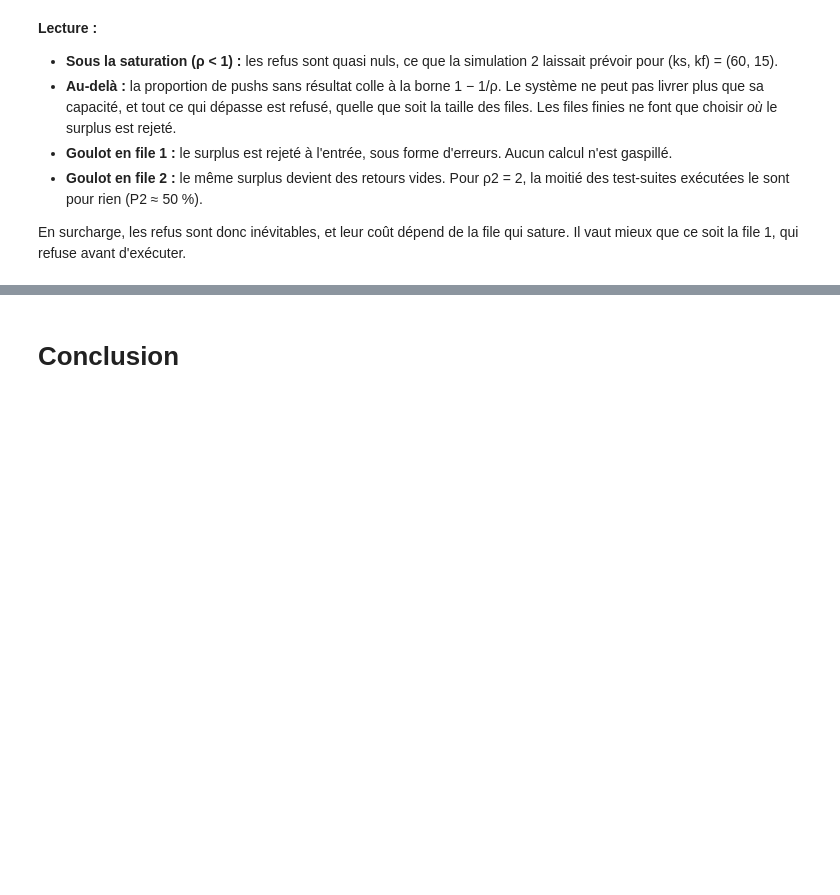
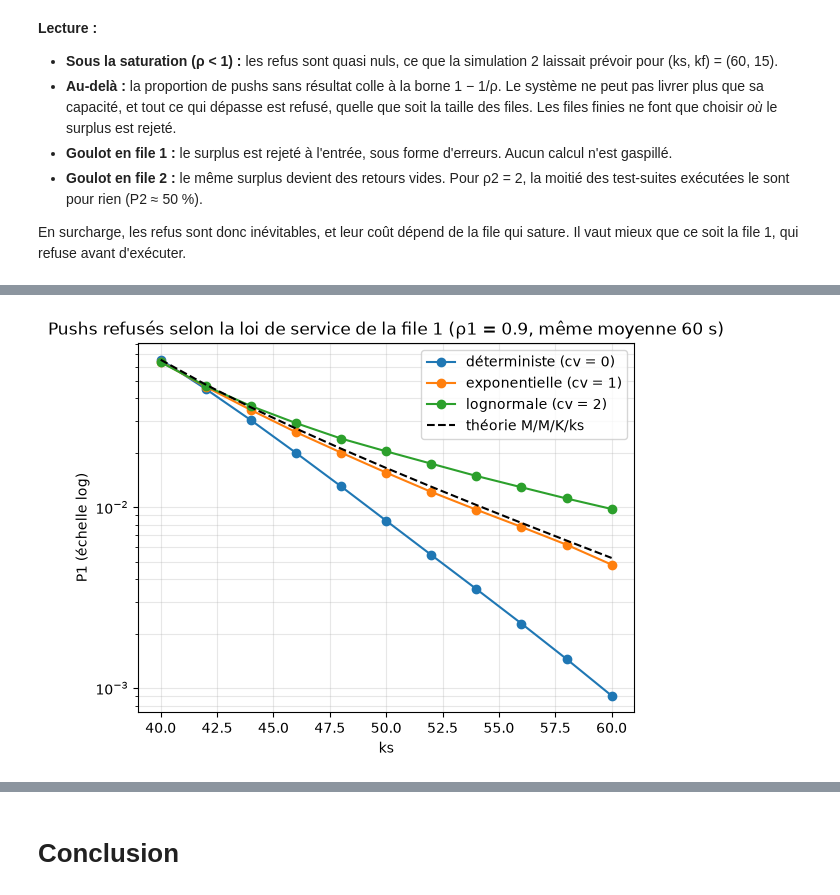
Before and after one commit to marc78s/ERO2, a Jupyter notebook: notebooks/WaterfallNotebook2.ipynb, the cells around one changed output, grey strips where cells are left out. Cells and saved outputs as stored; diff of their text form; code cells hidden in the pictures; blank space fills up the shorter version.

```diff
--- a/notebooks/WaterfallNotebook2.ipynb
+++ b/notebooks/WaterfallNotebook2.ipynb
@@ -283,0 +331,37 @@ En surcharge, les refus sont donc inévitables, et leur coût dépend de la file
+# %%
+def lognormal(cv):
+    """Loi lognormale de moyenne donnée et de coefficient de variation cv."""
+    s2 = np.log(1 + cv ** 2)
+    return lambda gen, mean, n: gen.lognormal(np.log(mean) - s2 / 2, np.sqrt(s2), n)
+
+laws = [
+    ('déterministe (cv = 0)',    lambda gen, mean, n: np.full(n, mean)),
+    ('exponentielle (cv = 1)',   None),
+    ('lognormale (cv = 2)',      lognormal(2)),
+]
+LAM, K, MU2, KF = 0.6, 40, 2.0, 5
+B, N_AGENTS = 30, 20_000
+ks_values = range(K, K + 21, 2)
+
+for name, law in laws:
+    p1 = []
+    for ks in ks_values:
+        r = []
+        for b in range(B):
+            s = WaterfallSimulation2.waterfall_simulation_2(
+                LAM, MU1, K, MU2, ks, KF, np.random.default_rng(10 + b), test_z=N_AGENTS, service_law1=law)
+            s.run()
+            r.append(s.refusal_rate(1))
+        p1.append(np.mean(r))
+    plt.plot(ks_values, p1, 'o-', label=name)
+
+plt.plot(ks_values, [Utils.mmkn_blocking(LAM, MU1, K, ks) for ks in ks_values], 'k--', label='théorie M/M/K/ks')
+plt.yscale('log')
+plt.xlabel('ks')
+plt.ylabel('P1 (échelle log)')
+plt.title(f'Pushs refusés selon la loi de service de la file 1 (ρ1 = {LAM / (K * MU1):.1f}, même moyenne 60 s)')
+plt.grid(alpha=.3, which='both')
+plt.legend()
+plt.show()
+# %% [output]
+[figure, added]
```
Also changed, not shown: parts of 6 cells of this notebook, 2 other files.
